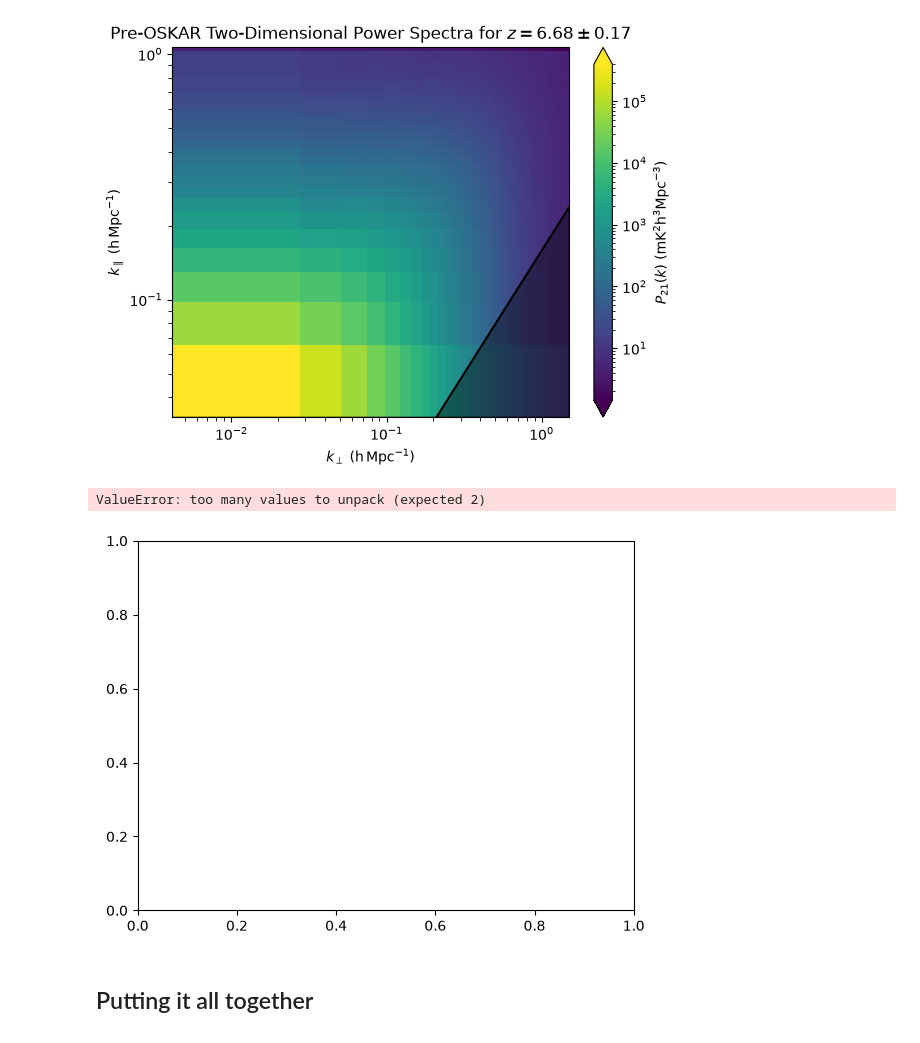
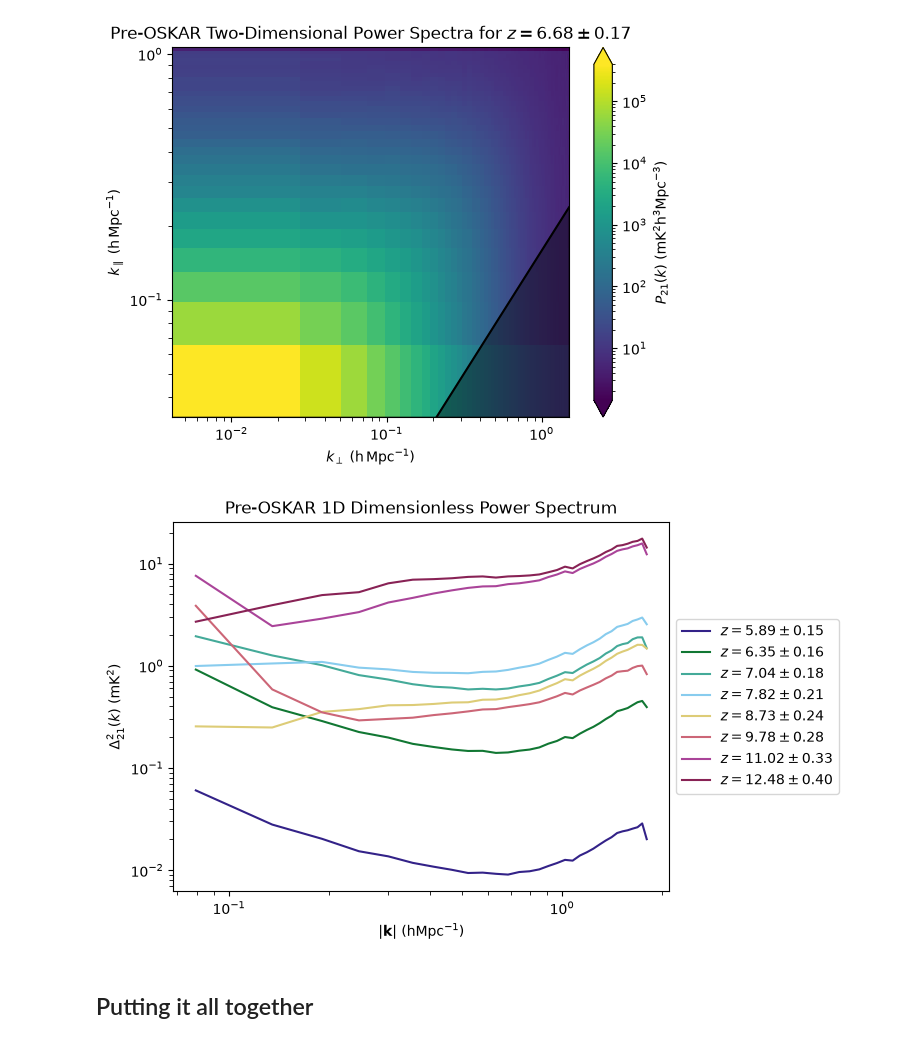
Before and after one commit to oliviax727/phd-programs, a Jupyter notebook: oskar-chips/h5-to-ps.ipynb, the cells around one changed output. Drawn from its saved outputs; the diff is of its cells as text; code cells hidden in the pictures.

```diff
--- a/oskar-chips/h5-to-ps.ipynb
+++ b/oskar-chips/h5-to-ps.ipynb
@@ -318,7 +318,7 @@ def dimensionless_power_spectrum(power, k_perp_edges, k_para_edges, bins = 32, c
 
     power_1d = np.divide(power_agg, modal_agg)
 
-    return power_1d, k_edges, mz
+    return power_1d, k_edges
 
 def plot_2dps_axis(ax, k_perp, k_para, ps2d, z_bin, cosmo=None, plot_extras=True):
     img = ax.pcolormesh(k_perp, k_para, ps2d.T, cmap="viridis", norm="log")
@@ -381,45 +381,59 @@ plt.show()
 # %% [output]
 [figure]
 # %%
-def plot_1dps_axis(ax, k, ps1d, z_bin, color_hsb = (0.0, 0.0, 0.0), plot_extras = True):
+def plot_1dps_axis(ax, k, ps1d, z_bin, color = (0.0, 0.0, 0.0), plot_extras = True):
     """Plots a 1-dimensional power spectrum onto a given axis."""
 
     ax.plot(
         mean_bins(k),
         ps1d,
         label=r"$z = " + f"{z_bin[1]:.2f}" + r"\pm" + f"{(z_bin[2] - z_bin[0])/2:.2f}" + r"$",
-        color=plc.hsv_to_rgb(color_hsb)
+        color=color
         )
+
+    ax.set_xlabel(r"$|\mathbf{k}|$ ($\mathrm{h} \mathrm{Mpc}^{-1}$)")
+    ax.set_ylabel(r"$\Delta_{21}^2 (k)$ ($\mathrm{mK}^2$)")
 
     if plot_extras:
         ax.set_xscale("log")
         ax.set_yscale("log")
 
         ax.tick_params(which="minor", length=3)
+
         ax.set_title(r"Pre-OSKAR 1D Dimensionless Power Spectrum")
 
-        ax.legend()
+        ax.legend(loc='center left', bbox_to_anchor=(1, 0.5))
 # %%
 fig, ax = plt.subplots()
+
+tol_color = [
+    "#332288",
+    "#117733",
+    "#44aa99",
+    "#88ccee",
+    "#ddcc77",
+    "#cc6677",
+    "#aa4499",
+    "#882255",
+]
 
 for i in range(8):
 
     chunk_sel = int(i * chunk_values.shape[0] / 8) + 2
 
     chunk = chunk_values[chunk_sel, :, :, :]
     cvox = chunk_voxels[chunk_sel, :, :, :]
     czbn = chunk_z_bins[chunk_sel]
 
     ps2d, k_perp, k_para = cylindrical_power_spectrum(*cubic_power_spectra(chunk, cvox))
 
     ps1d, k = dimensionless_power_spectrum(ps2d, k_perp, k_para)
 
-    plot_1dps_axis(ax, k, ps1d, czbn, (i/8 ,0.5, 0.5), i == 7)
+    plot_1dps_axis(ax, k, ps1d, czbn, tol_color[i], i == 7)
 
 plt.show()
 # %% [output]
-ValueError: too many values to unpack (expected 2)
-[figure, old version]
+[figure, new version]
 # %% [markdown]
 ## Putting it all together
 # %%
```
